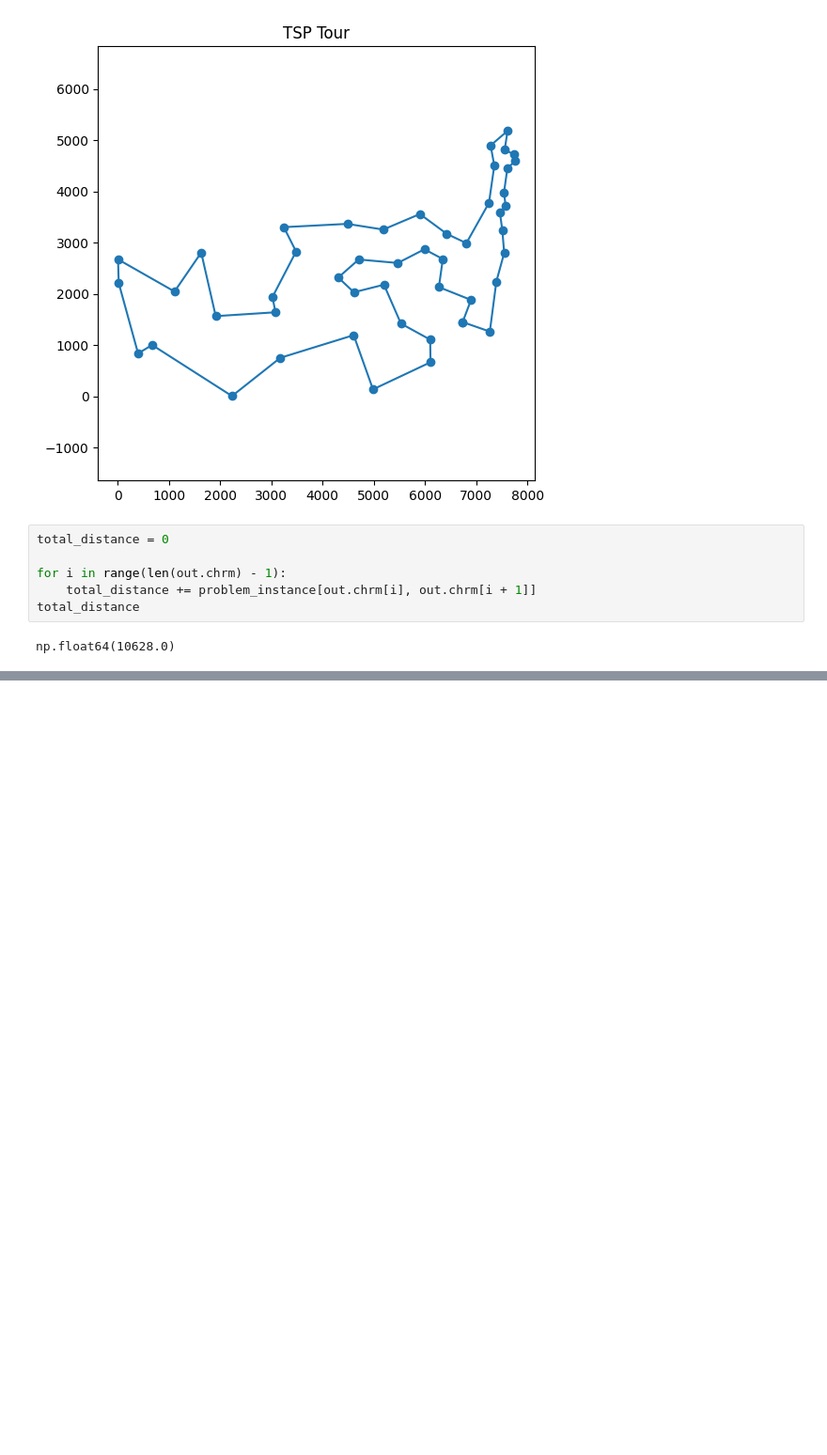
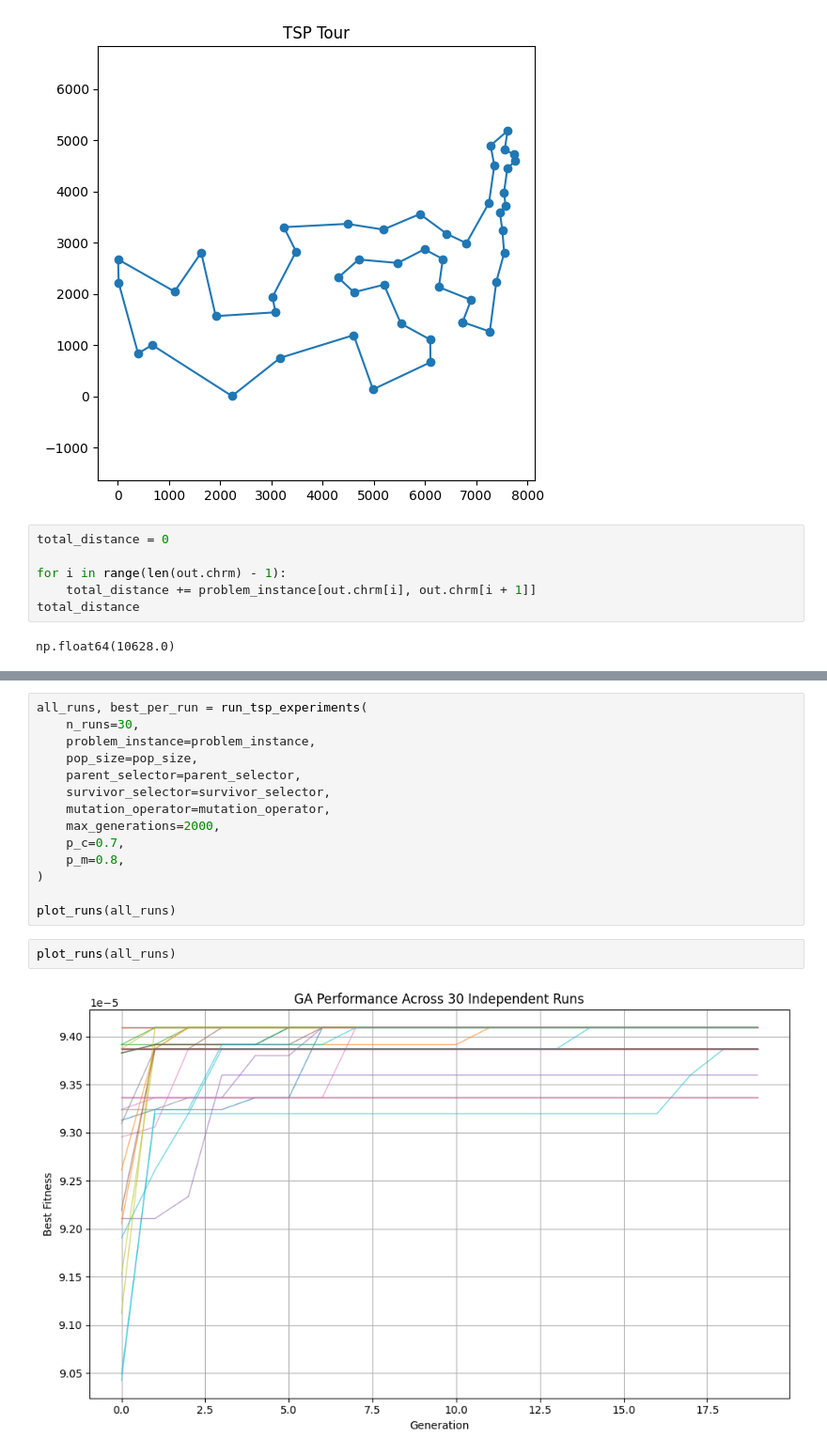
Before and after one commit to gbonanato/comp_ev_group_F, a Jupyter notebook: notebooks/TP2/tsp.ipynb, the cells around one changed output, grey strips where cells are left out. Shown at 94% size. Saved outputs shown, nothing was run; the diff lists cells and outputs as text; blank space fills up the shorter version.

Commit message:
CHORE: creates plot for independent runs.

```diff
--- a/notebooks/TP2/tsp.ipynb
+++ b/notebooks/TP2/tsp.ipynb
@@ -154,3 +174,21 @@ INFO:TP.core.logging.progress:EA finished | generations=2000 | best_fitness=0.00
+# %%
+all_runs, best_per_run = run_tsp_experiments(
+    n_runs=30,
+    problem_instance=problem_instance,
+    pop_size=pop_size,
+    parent_selector=parent_selector,
+    survivor_selector=survivor_selector,
+    mutation_operator=mutation_operator,
+    max_generations=2000,
+    p_c=0.7,
+    p_m=0.8,
+)
+
+plot_runs(all_runs)
+# %%
+plot_runs(all_runs)
+# %% [output]
+[figure, added]
 # %%
 import statistics
 
```
Also changed, not shown: parts of 4 cells of this notebook.
